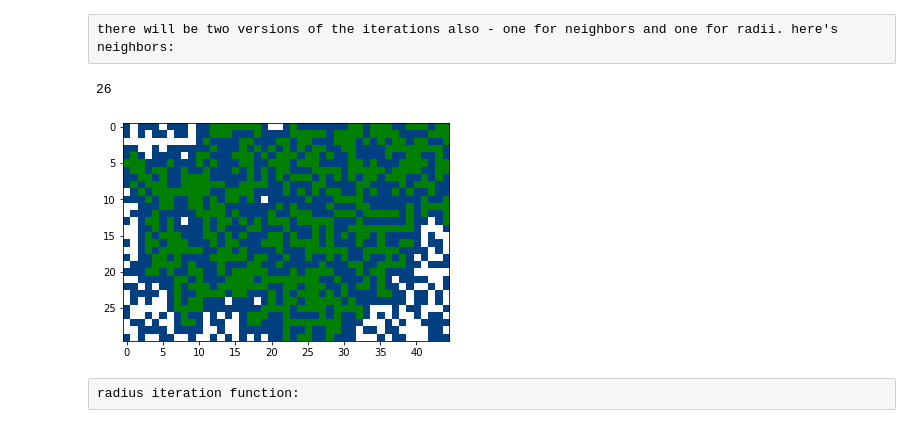
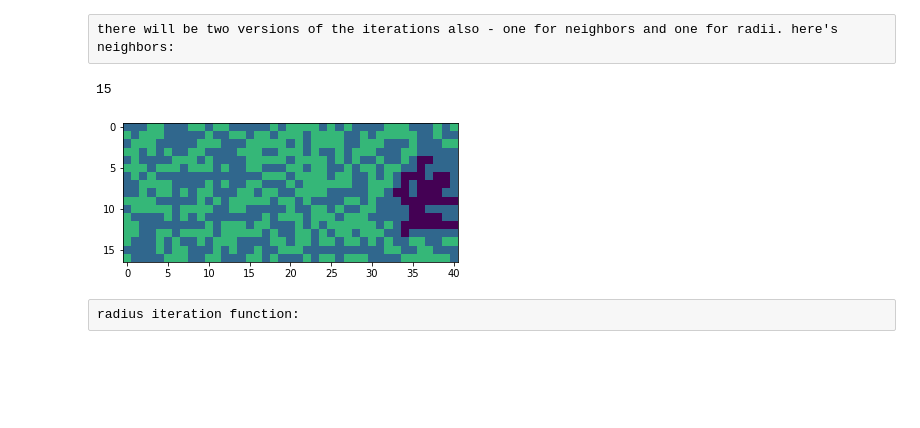
Before and after one commit to eekraus/PHYS250, a Jupyter notebook: final-project-eekraus/project.ipynb, the cells around one changed output. Saved outputs shown, nothing was run; the diff lists cells and outputs as text; code cells hidden in the pictures; blank space fills up the shorter version.

```diff
--- a/final-project-eekraus/project.ipynb
+++ b/final-project-eekraus/project.ipynb
@@ -17,7 +17,7 @@ function to visualize a population
 def plotpop(population, left=0, right=0, bottom=0, top=0): #add value to axes
     fig, ax = plt.subplots()
 
-    cmap = plt.cm.ocean
+    cmap = plt.cm.viridis
     norm = plt.Normalize(-1, 2)
 
     im = ax.imshow(population, cmap=cmap, norm=norm, aspect = 'equal')
@@ -313,9 +313,9 @@ def ifduplicates(array):
         array.remove(y)
 
     if len(array) == 0:
-        return arraycopy, 0
+        return arraycopy, 0, array
     else:
-        return arraycopy, len(array)
+        return arraycopy, len(array), array
 # %% [raw]
 there will be two versions of the iterations also - one for neighbors and one for radii. here's neighbors:
 # %%
@@ -327,7 +327,7 @@ def nfinditeration(pop, perc):
     uninfected = []
     lenuninfected = []
 
-    percimmune(perc, pop)
+    pop = percimmune(perc, pop)
 
     N = np.shape(pop)[0]
     M = np.shape(pop)[1]
@@ -352,7 +352,7 @@ def nfinditeration(pop, perc):
         num = len(uninfected)
         lenuninfected.append(num)
 
-        (lenuninfected, num) = ifduplicates(lenuninfected)
+        (lenuninfected, num, unnecessaryarray) = ifduplicates(lenuninfected)
 
         if len(uninfected) == dimpop:
             infect(pop, randomperson(pop))
@@ -370,12 +370,12 @@ def nfinditeration(pop, perc):
 # %%
 p = population(17,41)
 infect(p, (8, 20))
-i = nfinditeration(p, 0.5)[0]
+i = nfinditeration(p, .5)[0]
 print(i)
-runinfectn(newp, i)
+runinfectn(p, i)
 # %% [output]
-26
+15
-[figure, old version]
+[figure, new version]
 # %% [raw]
 radius iteration function:
 # %%
```
Also changed, not shown: parts of 21 cells of this notebook.
